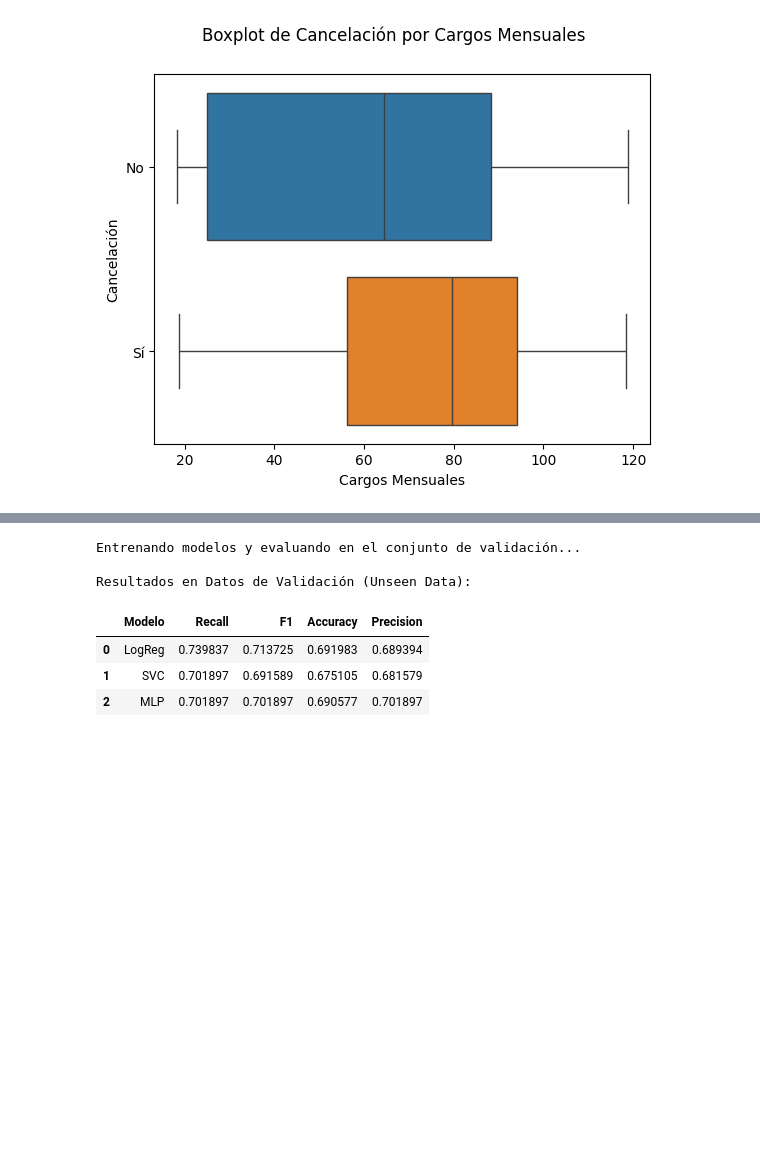
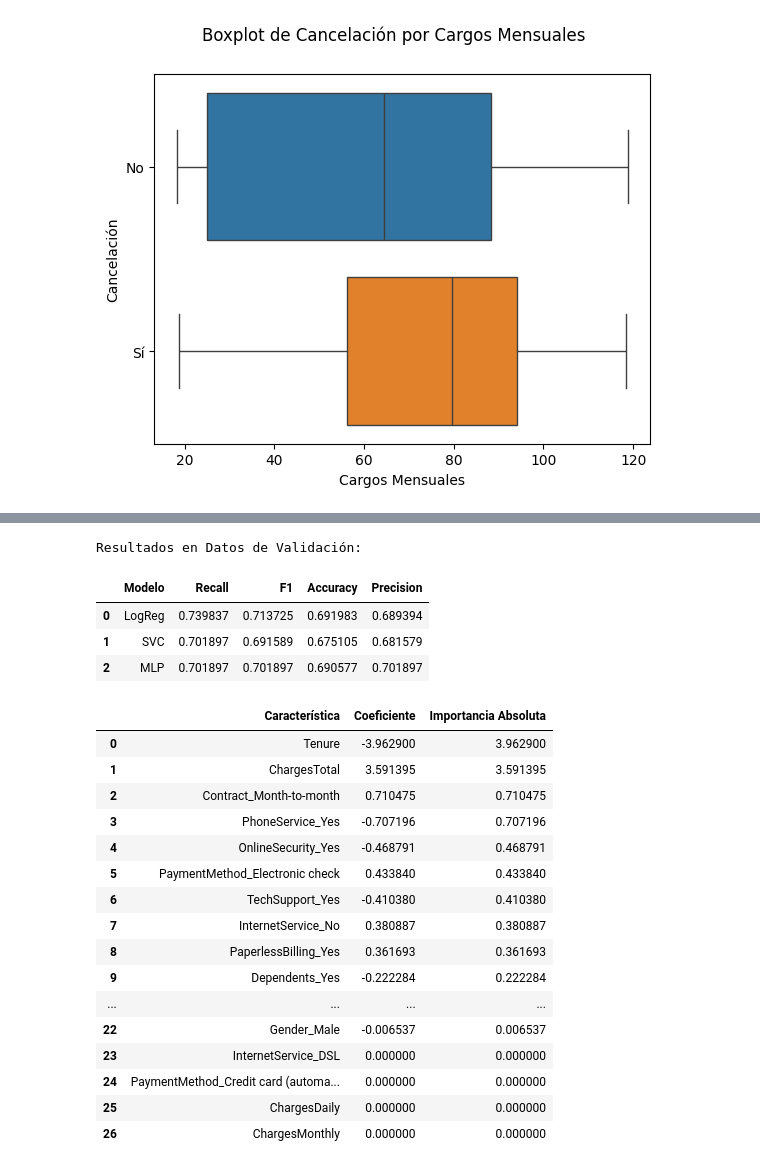
Before and after one commit to IsaiasRVH2/Challenge-Telecom-X-Parte-2, a Jupyter notebook: telecomx_churn_prediction.ipynb, the cells around one changed output, grey strips where cells are left out. Cells and saved outputs as stored; diff of their text form; code cells hidden in the pictures; blank space fills up the shorter version.

Commit message:
feat(Interpretación): :sparkles: Análisis de la Importancia de las variables

```diff
--- a/telecomx_churn_prediction.ipynb
+++ b/telecomx_churn_prediction.ipynb
@@ -53,5 +53,8 @@ one_hot = make_column_transformer(
 )
 # %%
 X = one_hot.fit_transform(X)
-X
+
+columns = [col.replace('remainder__', '').replace('onehotencoder__', '') for col in one_hot.get_feature_names_out()]
+X = pd.DataFrame(X, columns=columns)
+X.sample(5)
 # %% [output]
@@ -241,7 +238,7 @@ modelos = {
 
 resultados_validacion = []
 
-X_temp, X_val, y_temp, y_val = train_test_split(X_balanceado, y_balanceado, test_size=0.05, random_state=42)
+X_temp, X_test, y_temp, y_test = train_test_split(X_balanceado, y_balanceado, test_size=0.05, random_state=42)
 X_train, X_val, y_train, y_val = train_test_split(X_temp, y_temp, test_size=0.2, random_state=42)
 
 for nombre, modelo in modelos.items():
@@ -263,10 +260,51 @@ df_validacion = pd.DataFrame(resultados_validacion).sort_values(by='Recall', asc
 print("Resultados en Datos de Validación:")
 df_validacion
 # %% [output]
-Entrenando modelos y evaluando en el conjunto de validación...
-
-Resultados en Datos de Validación (Unseen Data):
+Resultados en Datos de Validación:
 |  | Modelo | Recall | F1 | Accuracy | Precision |
 | 0 | LogReg | 0.739837 | 0.713725 | 0.691983 | 0.689394 |
 | 1 | SVC | 0.701897 | 0.691589 | 0.675105 | 0.681579 |
 | 2 | MLP | 0.701897 | 0.701897 | 0.690577 | 0.701897 |
+# %%
+pipeline_lr = make_pipeline(
+    MinMaxScaler(),
+    LogisticRegression(
+        penalty='l1',
+        solver='liblinear',
+        C=1.0,
+        random_state=42,
+        max_iter=1000
+    )
+)
+
+pipeline_lr.fit(X_train, y_train)
+modelo_lr = pipeline_lr[-1]
+coeficientes = modelo_lr.coef_[0]
+
+df_l1 = pd.DataFrame({
+    'Característica': X_train.columns,
+    'Coeficiente': coeficientes,
+    'Importancia Absoluta': np.abs(coeficientes)
+})
+
+df_l1 = df_l1.sort_values(by='Importancia Absoluta', ascending=False).reset_index(drop=True)
+
+df_l1
+# %% [output]
+|  | Característica | Coeficiente | Importancia Absoluta |
+| 0 | Tenure | -3.962900 | 3.962900 |
+| 1 | ChargesTotal | 3.591395 | 3.591395 |
+| 2 | Contract_Month-to-month | 0.710475 | 0.710475 |
+| 3 | PhoneService_Yes | -0.707196 | 0.707196 |
+| 4 | OnlineSecurity_Yes | -0.468791 | 0.468791 |
+| 5 | PaymentMethod_Electronic check | 0.433840 | 0.433840 |
+| 6 | TechSupport_Yes | -0.410380 | 0.410380 |
+| 7 | InternetService_No | 0.380887 | 0.380887 |
+| 8 | PaperlessBilling_Yes | 0.361693 | 0.361693 |
+| 9 | Dependents_Yes | -0.222284 | 0.222284 |
+| ... | ... | ... | ... |
+| 22 | Gender_Male | -0.006537 | 0.006537 |
+| 23 | InternetService_DSL | 0.000000 | 0.000000 |
+| 24 | PaymentMethod_Credit card (automa... | 0.000000 | 0.000000 |
+| 25 | ChargesDaily | 0.000000 | 0.000000 |
+| 26 | ChargesMonthly | 0.000000 | 0.000000 |
```
Also changed, not shown: parts of 17 cells of this notebook.
